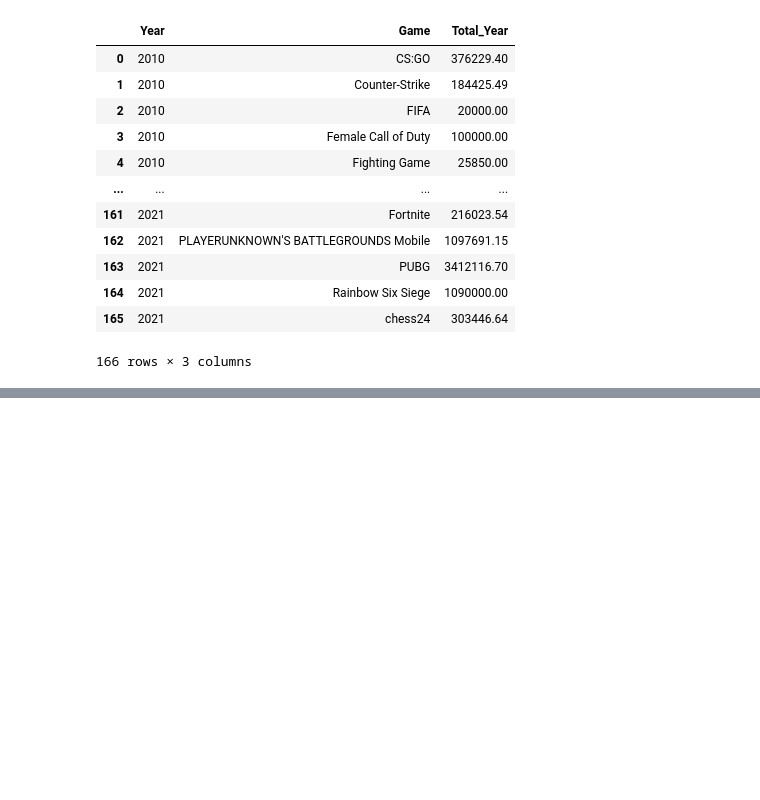
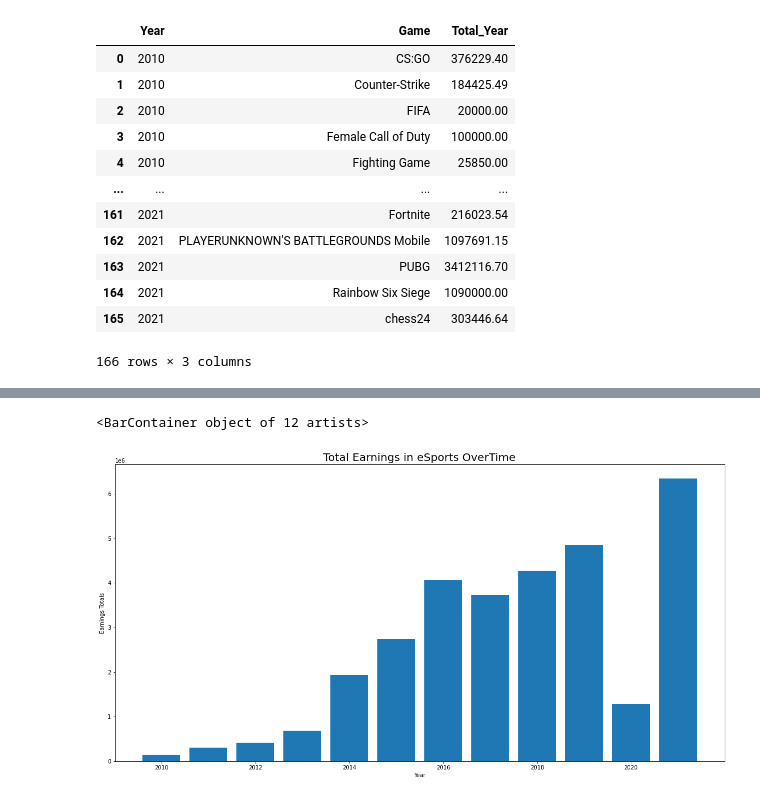
Before and after one commit to kliang4985/kliang4985.github.io, a Jupyter notebook: Final Tutorial.ipynb, the cells around one changed output, grey strips where cells are left out. Cells and saved outputs as stored; diff of their text form; code cells hidden in the pictures; blank space fills up the shorter version.

```diff
--- a/Final Tutorial.ipynb
+++ b/Final Tutorial.ipynb
@@ -293,0 +339,14 @@ for game in game_titles:
+# %%
+plt.figure(figsize = (20,10))
+plt.title("Total Earnings in eSports OverTime")
+plt.xlabel("Year")
+plt.ylabel("Earnings Totals")
+
+#Lets calculate the means of this dataframe. Group by the year and now grab the total amount and then calculate
+#The mean across all the different games that year
+means_by_year = df2[['Year','Total_Year']].groupby('Year').mean()
+#This is the code to graph
+plt.bar(means_by_year.index, means_by_year['Total_Year'])
+# %% [output]
+<BarContainer object of 12 artists>
+[figure, added]
```
Also changed, not shown: parts of 12 cells of this notebook.
